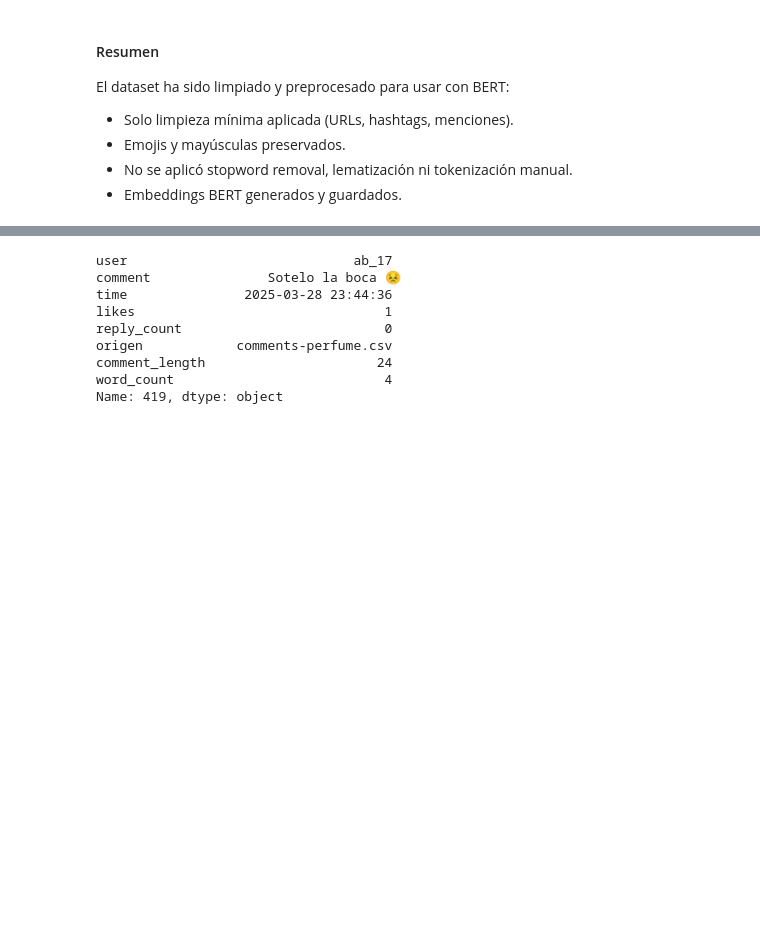
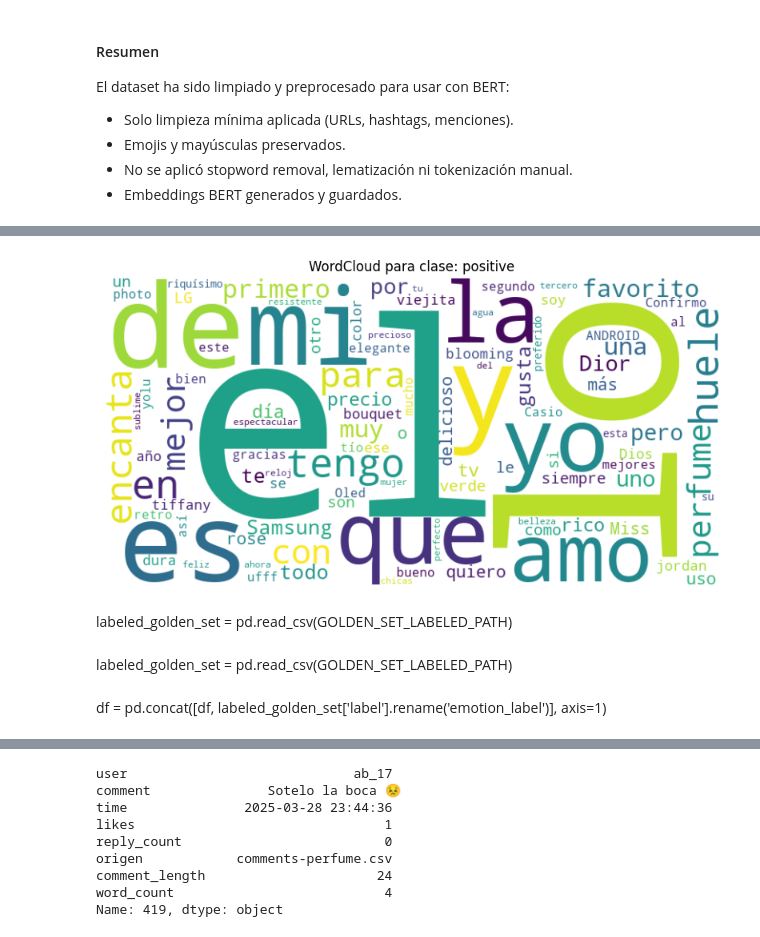
Before and after one commit to Raulinho-A/feel-track, a Jupyter notebook: notebooks/1.0-raa-eda.ipynb, the cells around one changed output, grey strips where cells are left out. Drawn from its saved outputs; the diff is of its cells as text; code cells hidden in the pictures; blank space fills up the shorter version.

```diff
--- a/notebooks/1.0-raa-eda.ipynb
+++ b/notebooks/1.0-raa-eda.ipynb
@@ -276,0 +302,2 @@ Comprender el dataset y su distribución para tomar decisiones del modelo.
+# %%
+sentiment_pipeline = pipeline("sentiment-analysis", model="cardiffnlp/twitter-roberta-base-sentiment")
@@ -276,0 +308,2 @@ Comprender el dataset y su distribución para tomar decisiones del modelo.
+# %%
+df['bert_sentiment'] = df['comment'].apply(lambda x: sentiment_pipeline(x)[0]['label'])
@@ -276,0 +342,8 @@ Comprender el dataset y su distribución para tomar decisiones del modelo.
+# %%
+label_map = {
+    'LABEL_0': 'negative',
+    'LABEL_1': 'neutral',
+    'LABEL_2': 'positive'
+}
+
+df['bert_sentiment'] = df['bert_sentiment'].map(label_map)
@@ -276,0 +361,6 @@ Comprender el dataset y su distribución para tomar decisiones del modelo.
+# %%
+class_name = 'positive'
+
+p.plot_wordcloud_for_class(df, text_col='comment', class_col='bert_sentiment', class_value=class_name)
+# %% [output]
+[figure, added]
@@ -276,0 +371,6 @@ Comprender el dataset y su distribución para tomar decisiones del modelo.
+# %% [markdown]
+labeled_golden_set = pd.read_csv(GOLDEN_SET_LABELED_PATH)
+# %% [markdown]
+labeled_golden_set = pd.read_csv(GOLDEN_SET_LABELED_PATH)
+# %% [markdown]
+df = pd.concat([df, labeled_golden_set['label'].rename('emotion_label')], axis=1)
```
Also changed, not shown: parts of 33 cells of this notebook, 6 other files.
